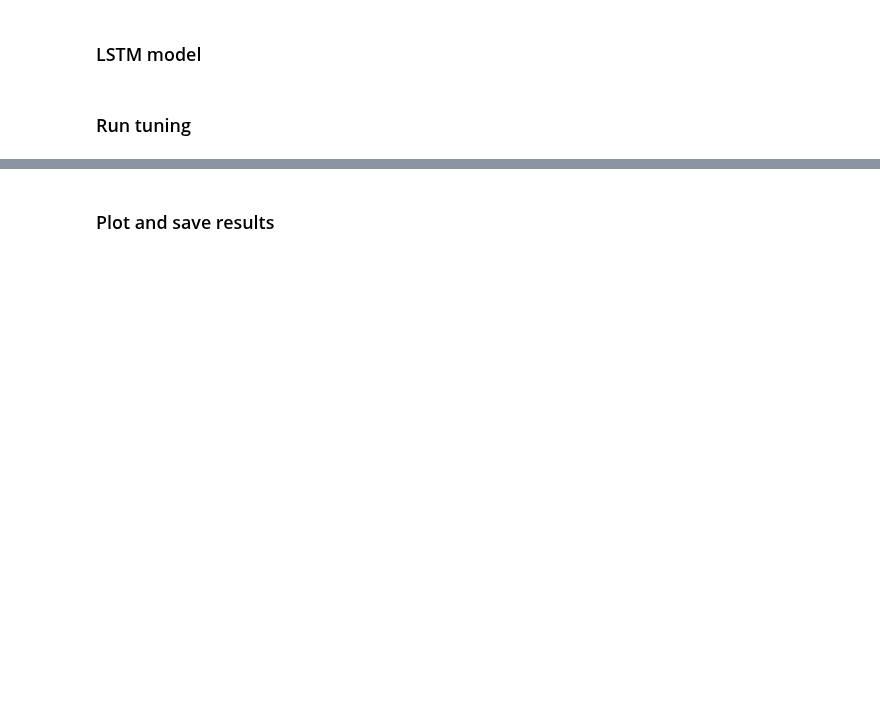
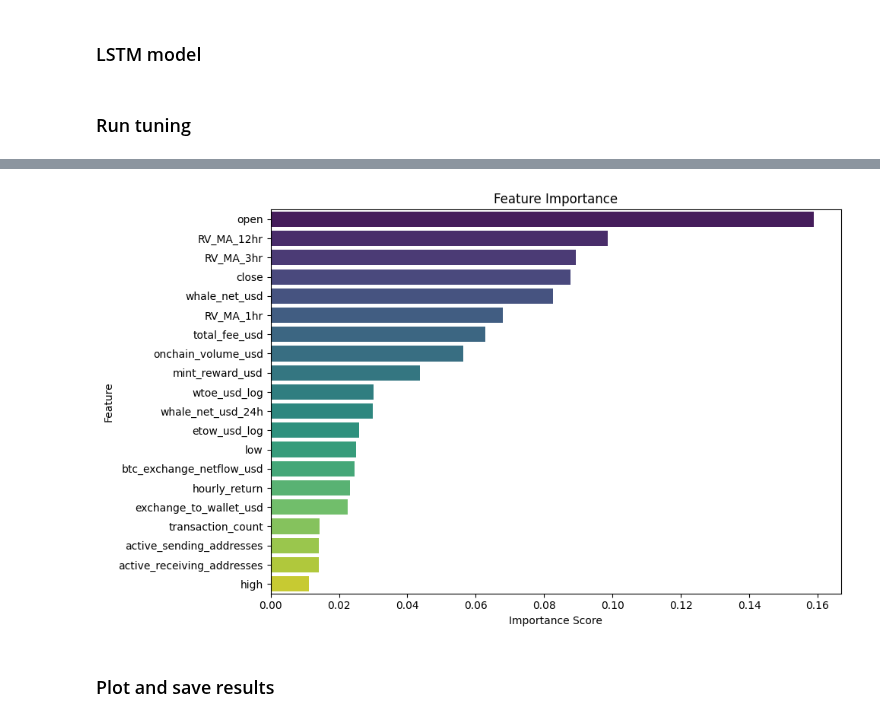
Before and after one commit to C3lineTan/DSE4101-CryptoWhale-2, a Jupyter notebook: ETH Models/LSTM_ETH.ipynb, the cells around one changed output, grey strips where cells are left out. Drawn from its saved outputs; the diff is of its cells as text; code cells hidden in the pictures; blank space fills up the shorter version.

```diff
--- a/ETH Models/LSTM_ETH.ipynb
+++ b/ETH Models/LSTM_ETH.ipynb
@@ -395,7 +428,7 @@ cfg_final = OmegaConf.create({
     "best_params": best_params,
     "n_epochs": 20
 })
-preds_concat, metrics = main(cfg_final)
+preds_concat, metrics, feature_importance = main(cfg_final)
 # %% [output]
 GPU available: True (mps), used: True
 TPU available: False, using: 0 TPU cores
@@ -418,3 +467,27 @@ Final evaluation metrics: {'rmse': 0.0007173905032686889, 'qlike': 1.14078080654
+# %%
+feature_importance_df = pd.DataFrame({
+    "feature": feature_importance.feature,
+    "importance": feature_importance.importance
+})
+
+# Sort by importance (descending)
+feature_importance_df = feature_importance_df.sort_values("importance", ascending=False)
+
+# Plot
+plt.figure(figsize=(10, 6))
+sns.barplot(
+    data=feature_importance_df.head(20),  # top 20 features
+    x="importance",
+    y="feature",
+    palette="viridis"
+)
+plt.title("Feature Importance")
+plt.xlabel("Importance Score")
+plt.ylabel("Feature")
+plt.tight_layout()
+plt.show()
+# %% [output]
+[figure, added]
 # %% [markdown]
 ### Plot and save results
 # %%
```
Also changed, not shown: parts of 5 cells of this notebook, 1 other file.
